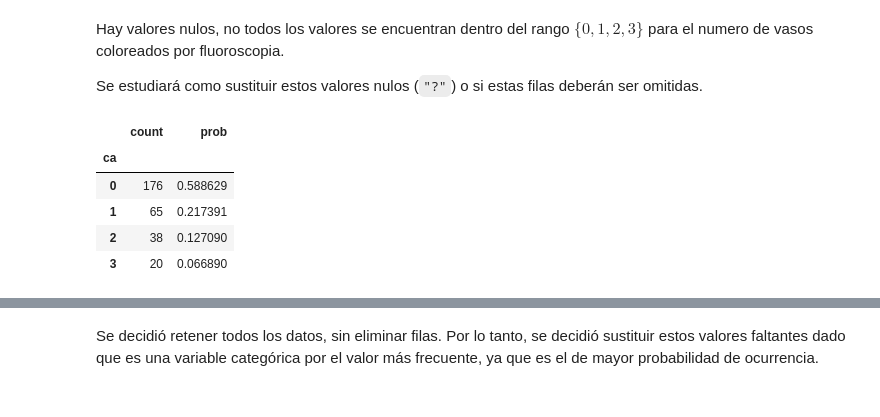
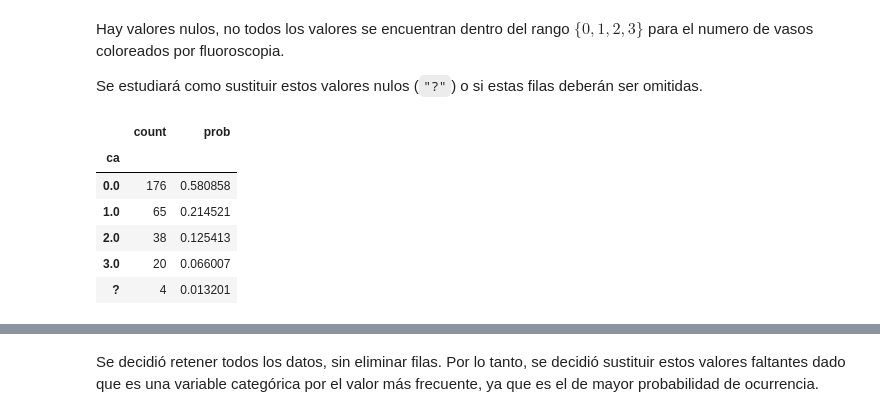
Before and after one commit to AnaliticaComputacional-2023-10/Proyecto1, a Jupyter notebook: Proyecto1.ipynb, the cells around one changed output, grey strips where cells are left out. Saved outputs shown, nothing was run; the diff lists cells and outputs as text; code cells hidden in the pictures.

```diff
--- a/Proyecto1.ipynb
+++ b/Proyecto1.ipynb
@@ -803,13 +802,14 @@ prueba = df[['ca']].copy()
 prueba = prueba[prueba['ca'] != '?']
 prueba.ca = pd.to_numeric(prueba.ca).astype('int32')
 # %%
-bar = prueba.groupby('ca').agg(count = ('ca', 'count'))
+bar = df.groupby('ca').agg(count = ('ca', 'count'))
 bar['prob'] = bar['count'] / bar['count'].sum()
 bar
 # %% [output]
 |  | count | prob |
 | ca |  |  |
-| 0 | 176 | 0.588629 |
-| 1 | 65 | 0.217391 |
-| 2 | 38 | 0.127090 |
-| 3 | 20 | 0.066890 |
+| 0.0 | 176 | 0.580858 |
+| 1.0 | 65 | 0.214521 |
+| 2.0 | 38 | 0.125413 |
+| 3.0 | 20 | 0.066007 |
+| ? | 4 | 0.013201 |
```
Also changed, not shown: parts of 27 cells of this notebook.
